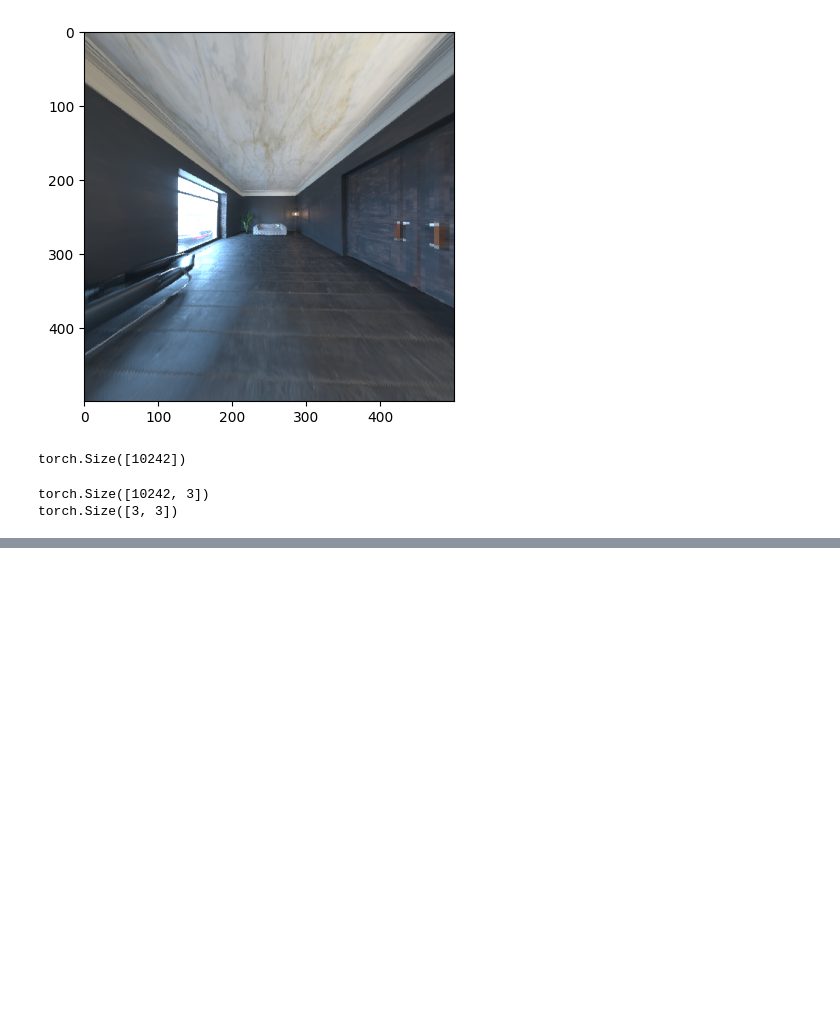
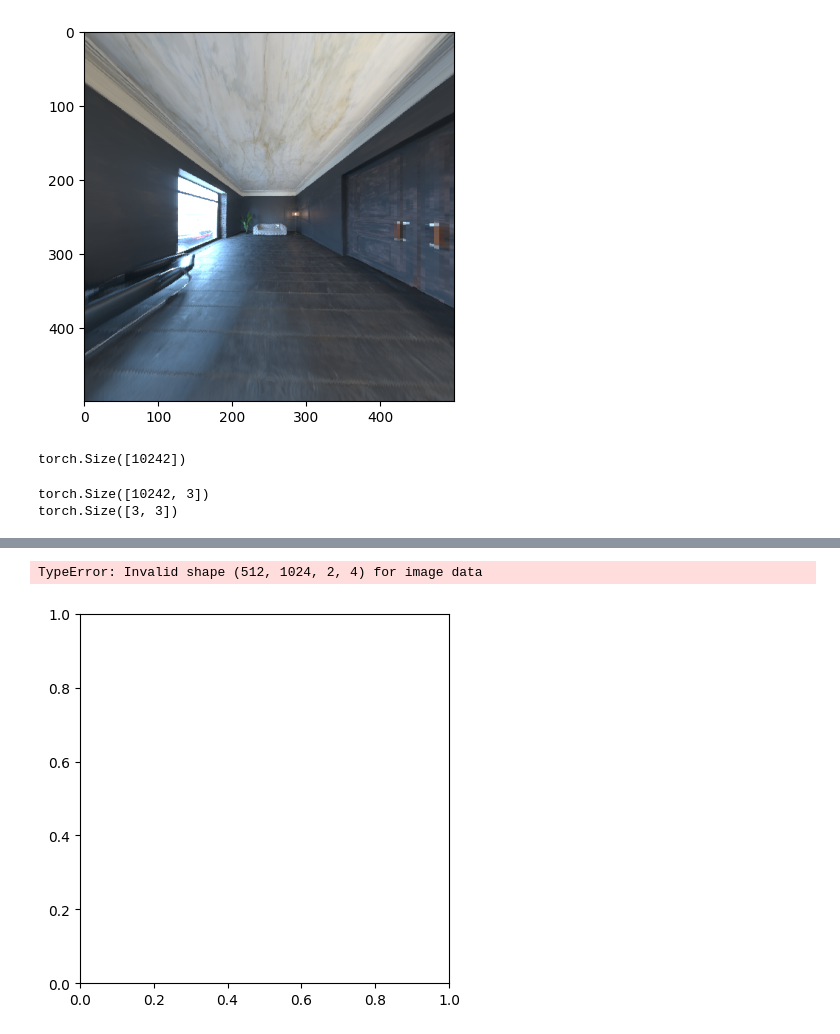
Before and after one commit to JADGardner/ns_reni, a Jupyter notebook: reni/notebooks/reni_tests.ipynb, the cells around one changed output, grey strips where cells are left out. Drawn from its saved outputs; the diff is of its cells as text; code cells hidden in the pictures; blank space fills up the shorter version.

```diff
--- a/reni/notebooks/reni_tests.ipynb
+++ b/reni/notebooks/reni_tests.ipynb
@@ -545,0 +613,21 @@ imageio.imwrite('all_black.exr', all_black)
+# %%
+import imageio
+import numpy as np
+from matplotlib import pyplot as plt
+# load image from /workspace/blue_photo_studio_1k.exr
+
+img = imageio.imread('/workspace/derelict_highway_midday_1k.exr').astype("float32")
+
+# ensure no inf
+img[img == np.inf] = np.nanmax(img[img != np.inf])
+# ensure no negative
+img[img <= 0] = np.nanmin(img[img > 0])
+# create image of gradients and plot
+# noramlise gradients
+grad_x = (grad_x - np.min(grad_x)) / (np.max(grad_x) - np.min(grad_x))
+grad_y = (grad_y - np.min(grad_y)) / (np.max(grad_y) - np.min(grad_y))
+grad_img = np.stack([grad_x, grad_y], axis=2)
+plt.imshow(grad_img)
+# %% [output]
+TypeError: Invalid shape (512, 1024, 2, 4) for image data
+[figure, added]
```
Also changed, not shown: parts of 11 cells of this notebook, 11 other files.
